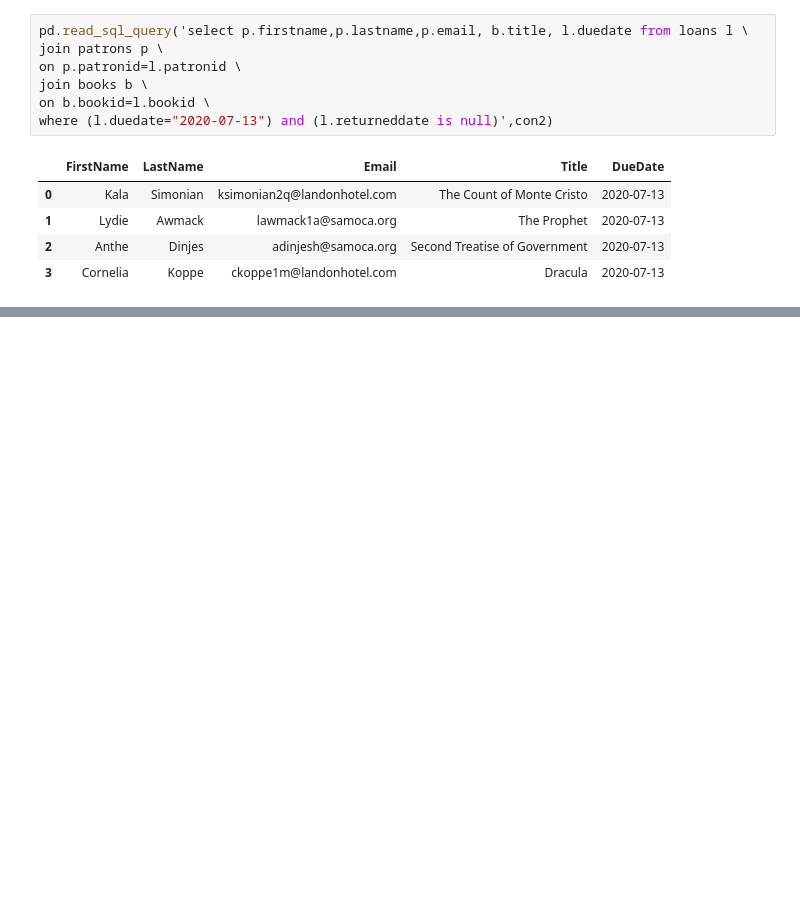
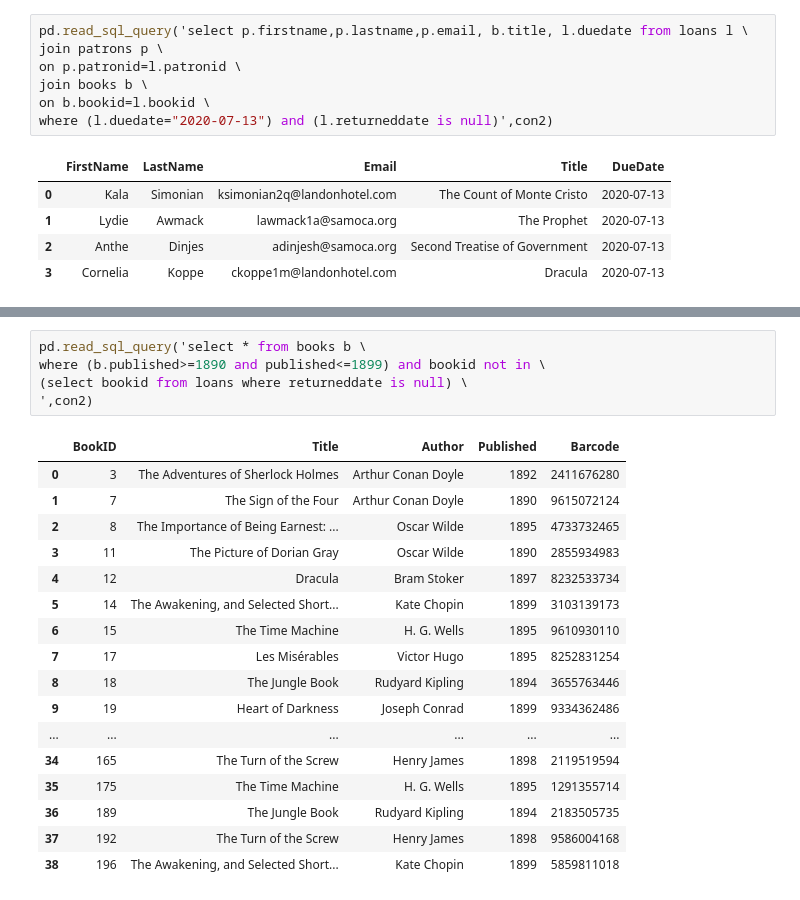
Before and after one commit to julia-claira/Show_Dashboard, a Jupyter notebook: Untitled.ipynb, the cells around one changed output, grey strips where cells are left out. Saved outputs shown, nothing was run; the diff lists cells and outputs as text; blank space fills up the shorter version.

```diff
--- a/Untitled.ipynb
+++ b/Untitled.ipynb
@@ -417,0 +464,23 @@ where (l.duedate="2020-07-13") and (l.returneddate is null)',con2)
+# %%
+pd.read_sql_query('select * from books b \
+where (b.published>=1890 and published<=1899) and bookid not in \
+(select bookid from loans where returneddate is null) \
+',con2)
+# %% [output]
+|  | BookID | Title | Author | Published | Barcode |
+| 0 | 3 | The Adventures of Sherlock Holmes | Arthur Conan Doyle | 1892 | 2411676280 |
+| 1 | 7 | The Sign of the Four | Arthur Conan Doyle | 1890 | 9615072124 |
+| 2 | 8 | The Importance of Being Earnest: ... | Oscar Wilde | 1895 | 4733732465 |
+| 3 | 11 | The Picture of Dorian Gray | Oscar Wilde | 1890 | 2855934983 |
+| 4 | 12 | Dracula | Bram Stoker | 1897 | 8232533734 |
+| 5 | 14 | The Awakening, and Selected Short... | Kate Chopin | 1899 | 3103139173 |
+| 6 | 15 | The Time Machine | H. G. Wells | 1895 | 9610930110 |
+| 7 | 17 | Les Misérables | Victor Hugo | 1895 | 8252831254 |
+| 8 | 18 | The Jungle Book | Rudyard Kipling | 1894 | 3655763446 |
+| 9 | 19 | Heart of Darkness | Joseph Conrad | 1899 | 9334362486 |
+| ... | ... | ... | ... | ... | ... |
+| 34 | 165 | The Turn of the Screw | Henry James | 1898 | 2119519594 |
+| 35 | 175 | The Time Machine | H. G. Wells | 1895 | 1291355714 |
+| 36 | 189 | The Jungle Book | Rudyard Kipling | 1894 | 2183505735 |
+| 37 | 192 | The Turn of the Screw | Henry James | 1898 | 9586004168 |
+| 38 | 196 | The Awakening, and Selected Short... | Kate Chopin | 1899 | 5859811018 |
```
Also changed, not shown: parts of 8 cells of this notebook, 5 other files.
